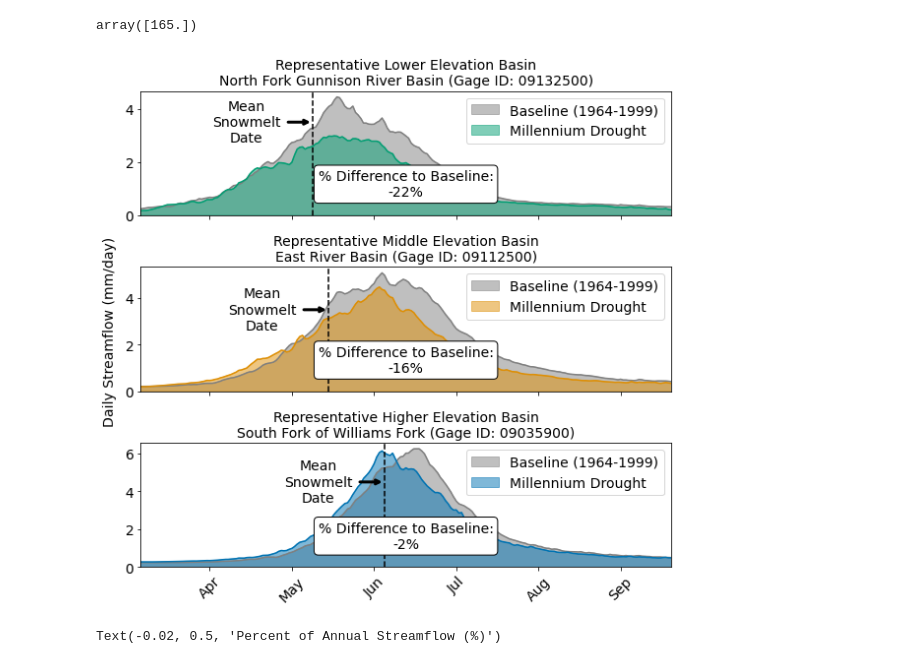
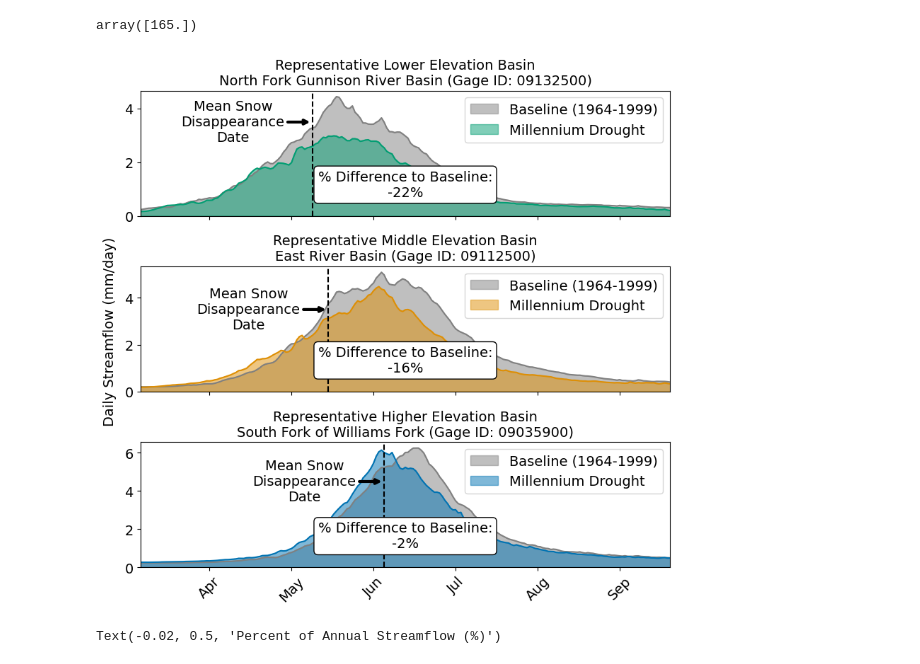
Before and after one commit to dlhogan97/Spring-Precipitation-Effect-CO-River, a Jupyter notebook: Upper_CO_Analysis/notebooks/05_HCDN_additional_analysis_20230822.ipynb, the cells around one changed output. Saved outputs shown, nothing was run; the diff lists cells and outputs as text; code cells hidden in the pictures.

```diff
--- a/Upper_CO_Analysis/notebooks/05_HCDN_additional_analysis_20230822.ipynb
+++ b/Upper_CO_Analysis/notebooks/05_HCDN_additional_analysis_20230822.ipynb
@@ -587,8 +518,8 @@ ax.fill_between(high_example_post.day_of_water_year, high_example_post.values, c
 ax.axvline(high_melt_date, color='black', linestyle='--')
 
 # add text and an arrow to the mean of nfg_snow_melt_doy
-ax.text(high_melt_date-25, 4.5,
-        'Mean\nSnowmelt\nDate',
+ax.text(high_melt_date-30, 4.5,
+        'Mean Snow\nDisappearance\nDate',
         fontsize=14,
         verticalalignment='center',
         horizontalalignment='center')
@@ -639,7 +570,7 @@ ax.fill_between(mid_example_post.day_of_water_year, mid_example_post.values, col
 # ax.axvline(er_snow_melt_doy.dowy.mean(), color='black', linestyle='--')
 ax.axvline(mid_melt_date, color='black', linestyle='--')
 # add text and an arrow to the mean of nfg_snow_melt_doy
-ax.text(mid_melt_date-25, 3.5, 'Mean\nSnowmelt\nDate', fontsize=14, verticalalignment='center', horizontalalignment='center')
+ax.text(mid_melt_date-30, 3.5, 'Mean Snow\nDisappearance\nDate', fontsize=14, verticalalignment='center', horizontalalignment='center')
 # add arrow pointing from the end of the text box to the axvline
 ax.annotate('', xy=(mid_melt_date, 3.5), xytext=(mid_melt_date-10, 3.5),
             arrowprops=dict(arrowstyle='->', color='black', lw=3))
@@ -687,7 +618,7 @@ ax.fill_between(low_example_post.day_of_water_year, low_example_post.values, col
 # ax.axvline(nfg_snow_melt_doy.dowy..mean(), color='black', linestyle='--')
 
 ax.axvline(low_melt_date, color='black', linestyle='--')
-ax.text(low_melt_date-25, 3.5, 'Mean\nSnowmelt\nDate', fontsize=14, verticalalignment='center', horizontalalignment='center')
+ax.text(low_melt_date-30, 3.5, 'Mean Snow\nDisappearance\nDate',fontsize=14, verticalalignment='center', horizontalalignment='center')
 # add arrow pointing from the end of the text box to the axvline
 ax.annotate('', xy=(low_melt_date, 3.5), xytext=(low_melt_date-10, 3.5),
             arrowprops=dict(arrowstyle='->', color='black', lw=3))
@@ -717,34 +648,34 @@ ax.text(0.5, 0.25, '% Difference to Baseline:\n{:.0f}%'.format(int(100*(low_exam
 
 # set the title
 ax.set_title(f'Representative Lower Elevation Basin\n{low_name}', size=14)
 
 # For all subplots, set the xlim to 150-360
 for ax in axs:
     ax.legend(loc='upper left')
     # increase the font size of x and y ticks
     ax.tick_params(axis='both', which='major', labelsize=14)
     # rotate the x-axis labels 45 degrees
     ax.tick_params(axis='x', rotation=45)
     # set the x-axis to months
     ax.set_xticks(np.arange(0,366,31))
     ax.set_xticklabels(['Oct','Nov','Dec','Jan','Feb','Mar','Apr','May','Jun','Jul','Aug','Sep']);
     # set the y-axis label
     ax.set_ylabel('')
     ax.set_xlabel('', size=14)
     # increase the size of legend entries
     ax.legend(fontsize=14, loc='upper right')
     # hide y axis ticks and labels
     ax.tick_params(axis='y', which='both', left=True, labelleft=True)
     ax.set_ylim(0,)
     ax.set_xlim(160,360)
 # add a universal y-axis label
 fig.text(-0.02, 0.5, 'Daily Streamflow (mm/day)', va='center', rotation='vertical', size=14)
 # add white facecolor
 fig.patch.set_facecolor('white')
 # fig.suptitle('Streamflow Volume Change', size=14)
 fig.savefig('../figures/streamflow_change.png', dpi=700, pad_inches=0.2, bbox_inches='tight')
 # %% [output]
-[figure, old version]
+[figure, new version]
 # %%
 # create the figure
 fig, axs = plt.subplots(3,1, figsize=(8,8), sharex=True, tight_layout=True)
```
Also changed, not shown: parts of 17 cells of this notebook.
